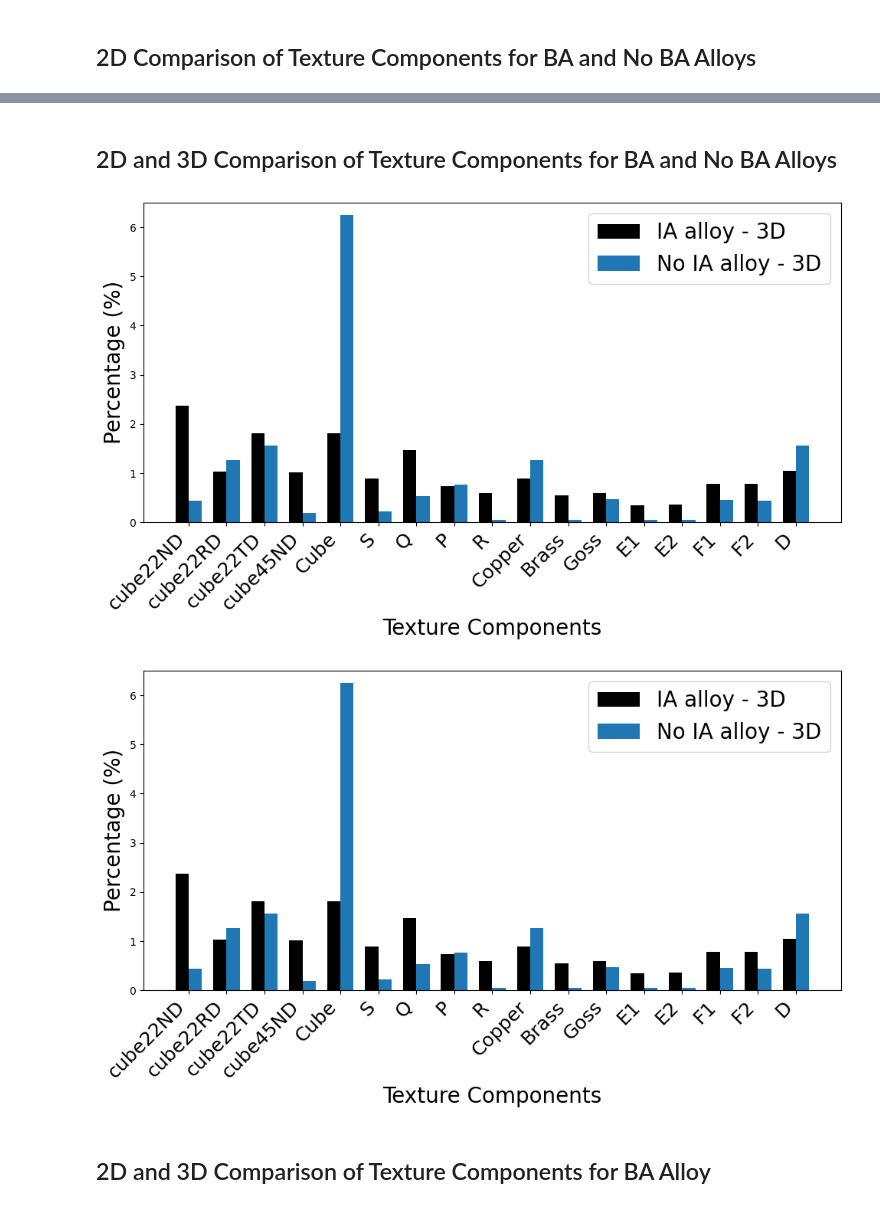
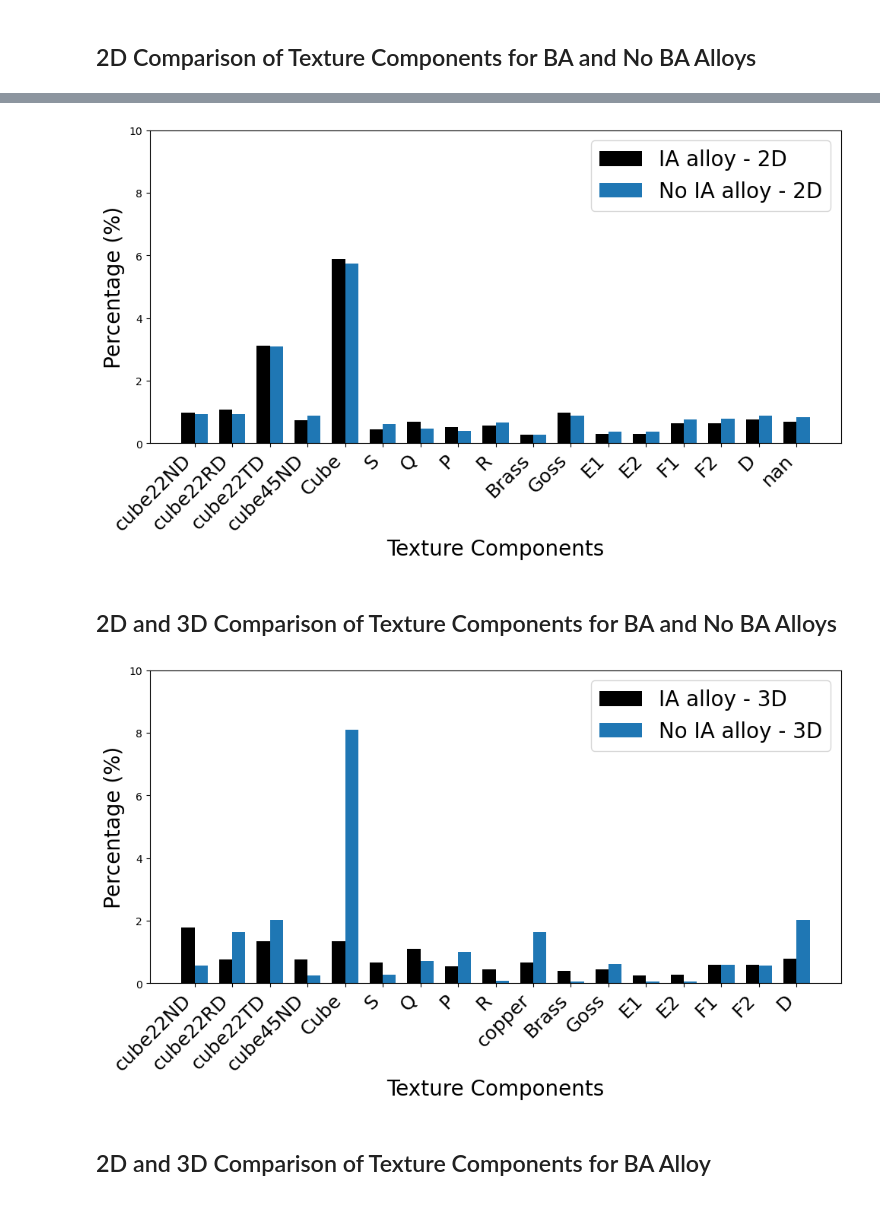
Before and after one commit to Al6014-characterisation-and-modelling/Chapter5-microstructural-analysis, a Jupyter notebook: Texture components/Texture_components_percentages.ipynb, the cells around one changed output, grey strips where cells are left out. Cells and saved outputs as stored; diff of their text form; code cells hidden in the pictures.

```diff
--- a/Texture components/Texture_components_percentages.ipynb
+++ b/Texture components/Texture_components_percentages.ipynb
@@ -3,5 +3,7 @@
 import pandas as pd
 import matplotlib.pyplot as plt
 import numpy as np
+# %%
+ylim = 10
 # %% [markdown]
 ## 2D Comparison of Texture Components for BA and No BA Alloys
@@ -70,14 +10,75 @@ plt.show()
+# %%
+# Read data
+df_ba = pd.read_csv("2D/BA_texture_components.csv")
+df_ba.dropna(subset=["TextureComponent"], inplace=True)  # drop empty rows
+df_ba = df_ba[df_ba["TextureComponent"].str.strip().ne("")]    # remove rows with blank spaces
+df_ba = df_ba[df_ba["TextureComponent"] != "Total"]            # remove the "Total" row
+
+# --- Read and clean No BA data ---
+df_no_ba = pd.read_csv("2D/NoBA_texture_components.csv")
+df_no_ba.dropna(subset=["TextureComponent"], inplace=True)
+df_no_ba = df_no_ba[df_no_ba["TextureComponent"].str.strip().ne("")]
+df_no_ba = df_no_ba[df_no_ba["TextureComponent"] != "Total"]
+
+# --- Merge the two DataFrames on 'TextureComponent' ---
+df_merged = pd.merge(df_ba, df_no_ba, on="TextureComponent", how="outer", suffixes=("_BA", "_NoBA"))
+df_merged.fillna(0, inplace=True)
+
+# Define the desired order
+desired_order = ['cube22ND', 'cube22RD', 'cube22TD', 'cube45ND', 'Cube', 'S', 'Q', 'P',  'R', 'Copper', 'Brass', 'Goss', 'E1', 'E2', 'F1', 'F2', 'D']
+
+# Convert TextureComponent to a categorical with the desired order
+df_merged["TextureComponent"] = pd.Categorical(df_merged["TextureComponent"], categories=desired_order, ordered=True)
+
+# Then sort by the categorical order
+df_merged.sort_values("TextureComponent", inplace=True)
+
+
+# Extract the data for plotting
+components = df_merged["TextureComponent"]
+percent_ba = df_merged["Percentage_BA"]
+percent_no_ba = df_merged["Percentage_NoBA"]
+
+# --- Create a grouped bar chart ---
+x = np.arange(len(components))  # x positions for each group
+bar_width = 0.35
+
+fig, ax = plt.subplots(figsize=(10, 6))
+
+# BA bars in black
+bars_ba = ax.bar(x - bar_width/2, percent_ba, bar_width, label="IA alloy - 2D", color="black")
+# No BA bars in default (blue)
+bars_no_ba = ax.bar(x + bar_width/2, percent_no_ba, bar_width, label="No IA alloy - 2D")
+
+# Add labels, title, and legend with increased font size
+ax.set_xlabel("Texture Components", fontsize=20)
+ax.set_ylabel("Percentage (%)", fontsize=20)
+
+ax.set_xticks(x)
+ax.set_xticklabels(components, rotation=45, ha="right", fontsize=18)
+ax.legend(fontsize=20)
+
+ax.set_ylim([0, ylim])
+
+plt.tight_layout()
+
+# Save the figure as a PNG file
+plt.savefig("2D_texture_components_overall-RD.png")
+
+plt.show()
+# %% [output]
+[figure, added]
 # %% [markdown]
 ## 2D and 3D Comparison of Texture Components for BA and No BA Alloys
 # %%
 # Read 3D data
-df_ba = pd.read_csv("3D/texture_components_BA.csv")
+df_ba = pd.read_csv("3D/BA_3D_texture_components.csv")
 df_ba.dropna(subset=["TextureComponent"], inplace=True)  # drop empty rows
 df_ba = df_ba[df_ba["TextureComponent"].str.strip().ne("")]    # remove rows with blank spaces
 df_ba = df_ba[df_ba["TextureComponent"] != "Total"]            # remove the "Total" row
 
 # --- Read and clean No BA data ---
-df_no_ba = pd.read_csv("3D/texture_components_NoBA.csv")
+df_no_ba = pd.read_csv("3D/NoBA_3D_texture_components.csv")
 df_no_ba.dropna(subset=["TextureComponent"], inplace=True)
 df_no_ba = df_no_ba[df_no_ba["TextureComponent"].str.strip().ne("")]
 df_no_ba = df_no_ba[df_no_ba["TextureComponent"] != "Total"]
@@ -87,7 +88,7 @@ df_merged = pd.merge(df_ba, df_no_ba, on="TextureComponent", how="outer", suffix
 df_merged.fillna(0, inplace=True)
 
 # Define the desired order
-desired_order = ['cube22ND', 'cube22RD', 'cube22TD', 'cube45ND', 'Cube', 'S', 'Q', 'P',  'R', 'Copper', 'Brass', 'Goss', 'E1', 'E2', 'F1', 'F2', 'D']
+desired_order = ['cube22ND', 'cube22RD', 'cube22TD', 'cube45ND', 'Cube', 'S', 'Q', 'P',  'R', 'copper', 'Brass', 'Goss', 'E1', 'E2', 'F1', 'F2', 'D']
 
 # Convert TextureComponent to a categorical with the desired order
 df_merged["TextureComponent"] = pd.Categorical(df_merged["TextureComponent"], categories=desired_order, ordered=True)
@@ -98,36 +99,35 @@ df_merged.sort_values("TextureComponent", inplace=True)
 components = df_merged["TextureComponent"]
 percent_ba = df_merged["Percentage_BA"]
 percent_no_ba = df_merged["Percentage_NoBA"]
 
 # --- Create a grouped bar chart ---
 x = np.arange(len(components))  # x positions for each group
 bar_width = 0.35
 
 fig, ax = plt.subplots(figsize=(10, 6))
 
 # BA bars in black
 bars_ba = ax.bar(x - bar_width/2, percent_ba, bar_width, label="IA alloy - 3D", color="black")
 # No BA bars in default (blue)
 bars_no_ba = ax.bar(x + bar_width/2, percent_no_ba, bar_width, label="No IA alloy - 3D")
 
 # Add labels, title, and legend with increased font size
 ax.set_xlabel("Texture Components", fontsize=20)
 ax.set_ylabel("Percentage (%)", fontsize=20)
 ax.set_xticks(x)
 ax.set_xticklabels(components, rotation=45, ha="right", fontsize=18)
 ax.legend(fontsize=20)
 
-ax.set_ylim([0, 6.5])
+ax.set_ylim([0, ylim])
 
 plt.tight_layout()
 
 # Save the figure as a PNG file
 plt.savefig("3D_texture_components.png")
 
 plt.show()
 # %% [output]
-[figure, old version]
+[figure, new version]
-[figure, removed]
 # %% [markdown]
 ## 2D and 3D Comparison of Texture Components for BA Alloy
 # %%
```
Also changed, not shown: parts of 3 cells of this notebook, 7 other files.
